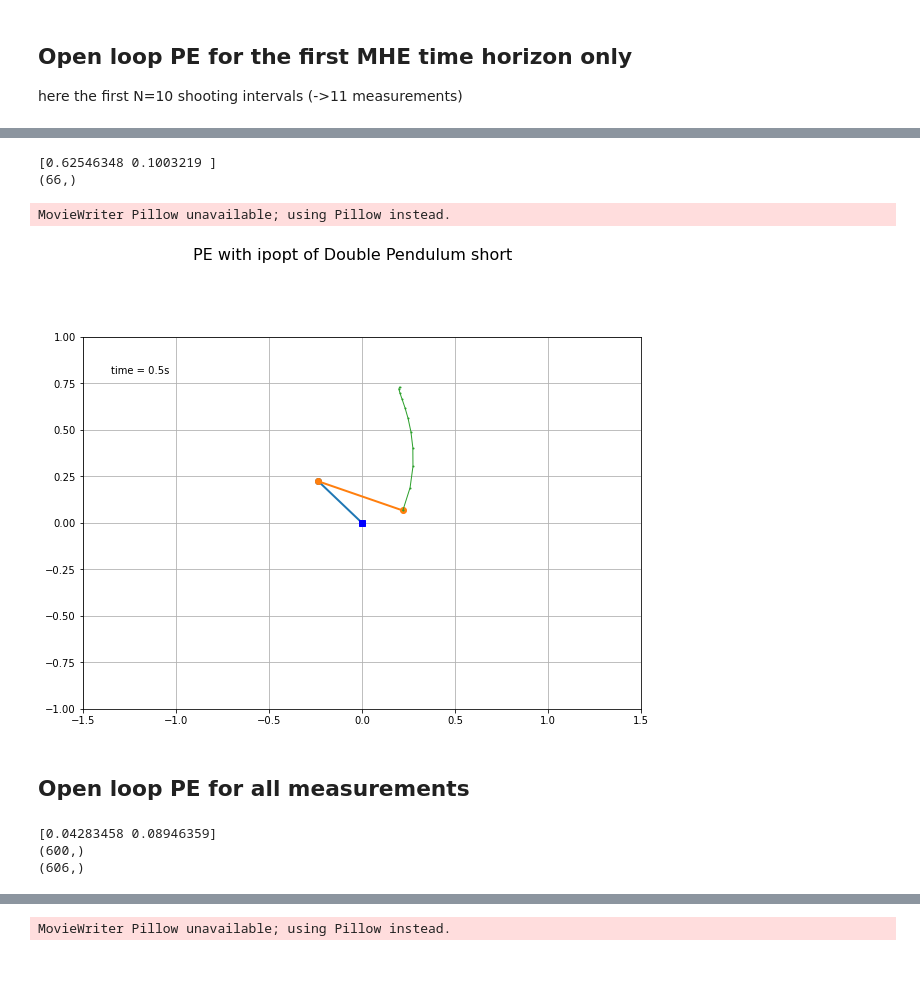
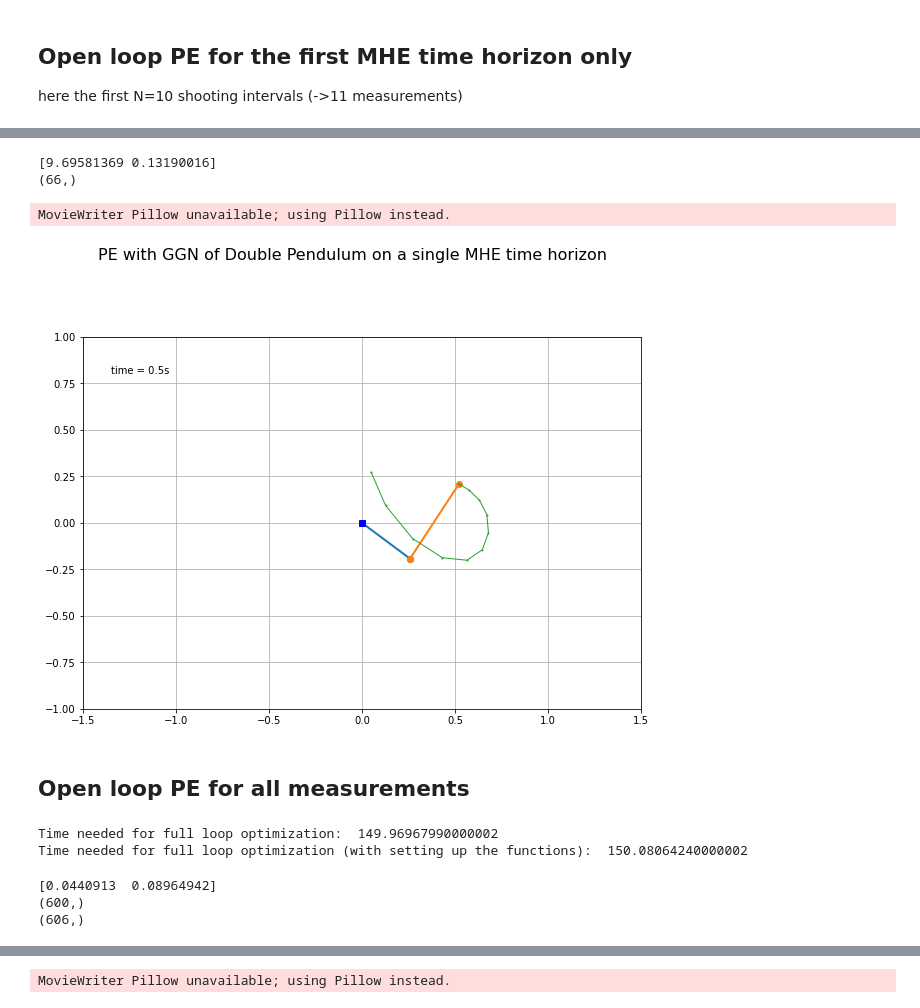
Before and after one commit to LeonieKreis/MovingHorizonEstimation, a Jupyter notebook: code/Double_Pendulum_MHE_v3_1.ipynb, the cells around one changed output, grey strips where cells are left out. Saved outputs shown, nothing was run; the diff lists cells and outputs as text; code cells hidden in the pictures; blank space fills up the shorter version.

Commit message:
fixed MHE initialization in double p

```diff
--- a/code/Double_Pendulum_MHE_v3_1.ipynb
+++ b/code/Double_Pendulum_MHE_v3_1.ipynb
@@ -109,7 +109,7 @@ MovieWriter Pillow unavailable; using Pillow instead.
 ## Generate synthetic measurements
 # %%
 # generate synthetic measurements of the states
-sigma = [0.001,0.001,0.05,0.05,0.05,0.05]
+sigma = [0.01,0.01,0.05,0.05,0.05,0.05]
 sigma2 = [0.00001,0.00002,0.0002,0.0001,0.0001,0.0001]
 #p_true = [0.1,0.05] defined above
 M = L*N
@@ -160,4 +158,4 @@ y = meas[:,10]
 F1 = Function('F1',[w],[FF1(w,y)])
 F2 = Function('F2',[w],[FF2(w,y)])
 # %%
-w_opt = cnlls_solver(F1, F2, w0, itmax=1, tol=1e-7, ggn = False, show_iteration = False)
+w_opt = cnlls_solver(F1, F2, w0, itmax=1, tol=1e-7, ggn = True, show_iteration = False)
@@ -182,14 +166,15 @@ vv_opt = w_opt[(N+1)*x.shape[0]:leng-p.shape[0]]
 ss_opt = w_opt[0:(N+1)*x.shape[0]]
 print(pp_opt)
 print(ss_opt.shape)
+#plt.savefig('Slides/1.png',bbox='tight')
 # %% [output]
-[0.62546348 0.1003219 ]
+[9.69581369 0.13190016]
 (66,)
 # %%
-animate_double_pendulum("../plots/statenoise/ipopt_short.gif", ss_opt,'PE with ipopt of Double Pendulum short', T=T, N=N)
+animate_double_pendulum("Slides/3_3_gif.gif", ss_opt,'PE with GGN of Double Pendulum on a single MHE time horizon', T=T, N=N)
 # %% [output]
 MovieWriter Pillow unavailable; using Pillow instead.
-[figure, old version]
+[figure, new version]
 # %% [markdown]
 ## Open loop PE for all measurements
 # %%
@@ -214,7 +199,14 @@ F2 = Function('F2',[ww],[FF2(ww,y)])
 #print(F1)
 #print(F2)
 # %%
+toc2 = time.perf_counter()
 w_opt = cnlls_solver(F1, F2, w0, itmax=1 , tol=1e-7, ggn = True, show_iteration = False)
+tic = time.perf_counter()
+print('Time needed for full loop optimization: ',tic-toc2)
+print('Time needed for full loop optimization (with setting up the functions): ',tic-toc1)
+# %% [output]
+Time needed for full loop optimization:  149.96967990000002
+Time needed for full loop optimization (with setting up the functions):  150.08064240000002
 # %%
 #print(w_opt)
 #cut = int(L*N)
@@ -227,7 +219,7 @@ print(p_opt)
 print(v_opt.shape)
 print(s_opt.shape)
 # %% [output]
-[0.04283458 0.08946359]
+[0.0440913  0.08964942]
 (600,)
 (606,)
 # %%
```
Also changed, not shown: parts of 17 cells of this notebook, 24 other files.
